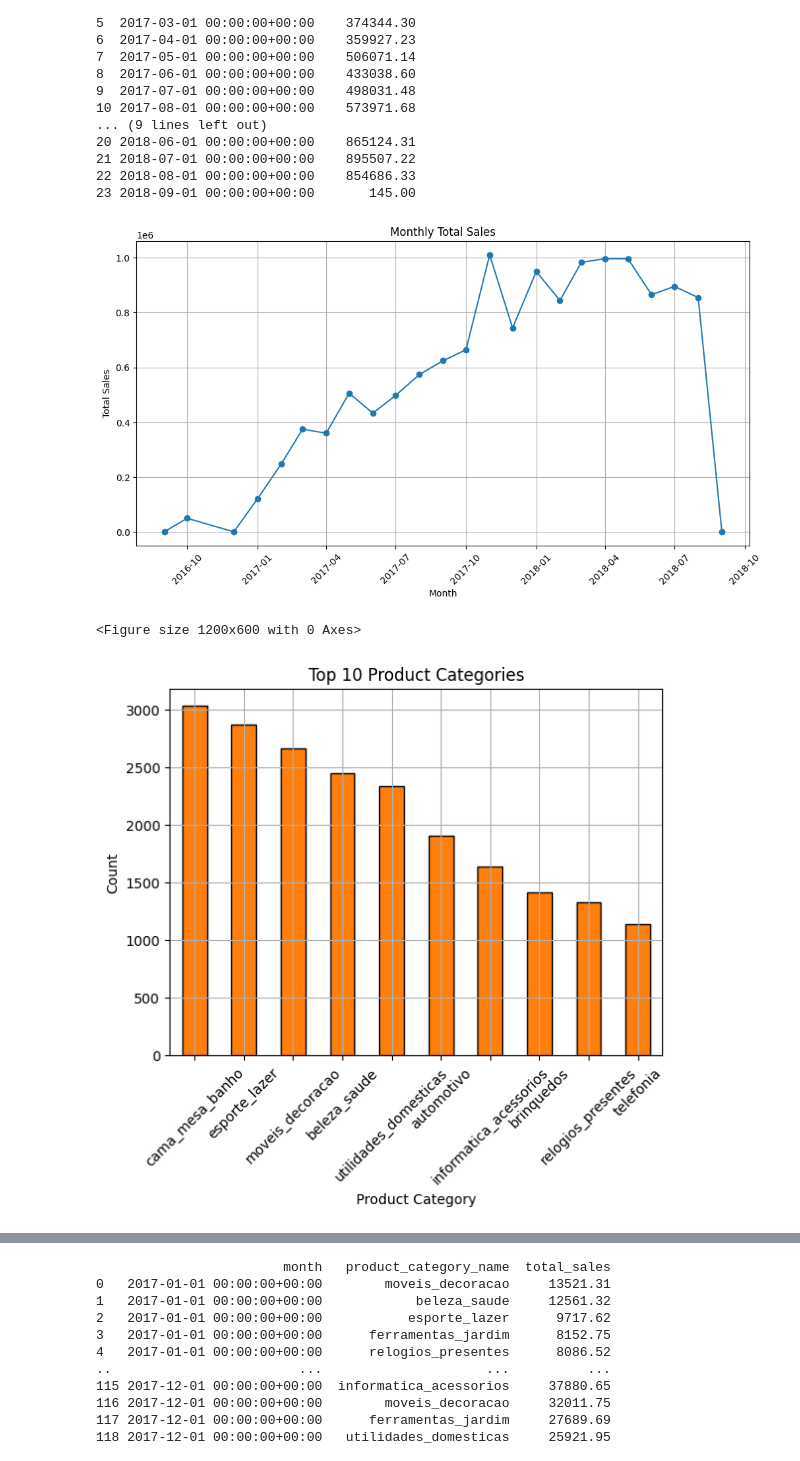
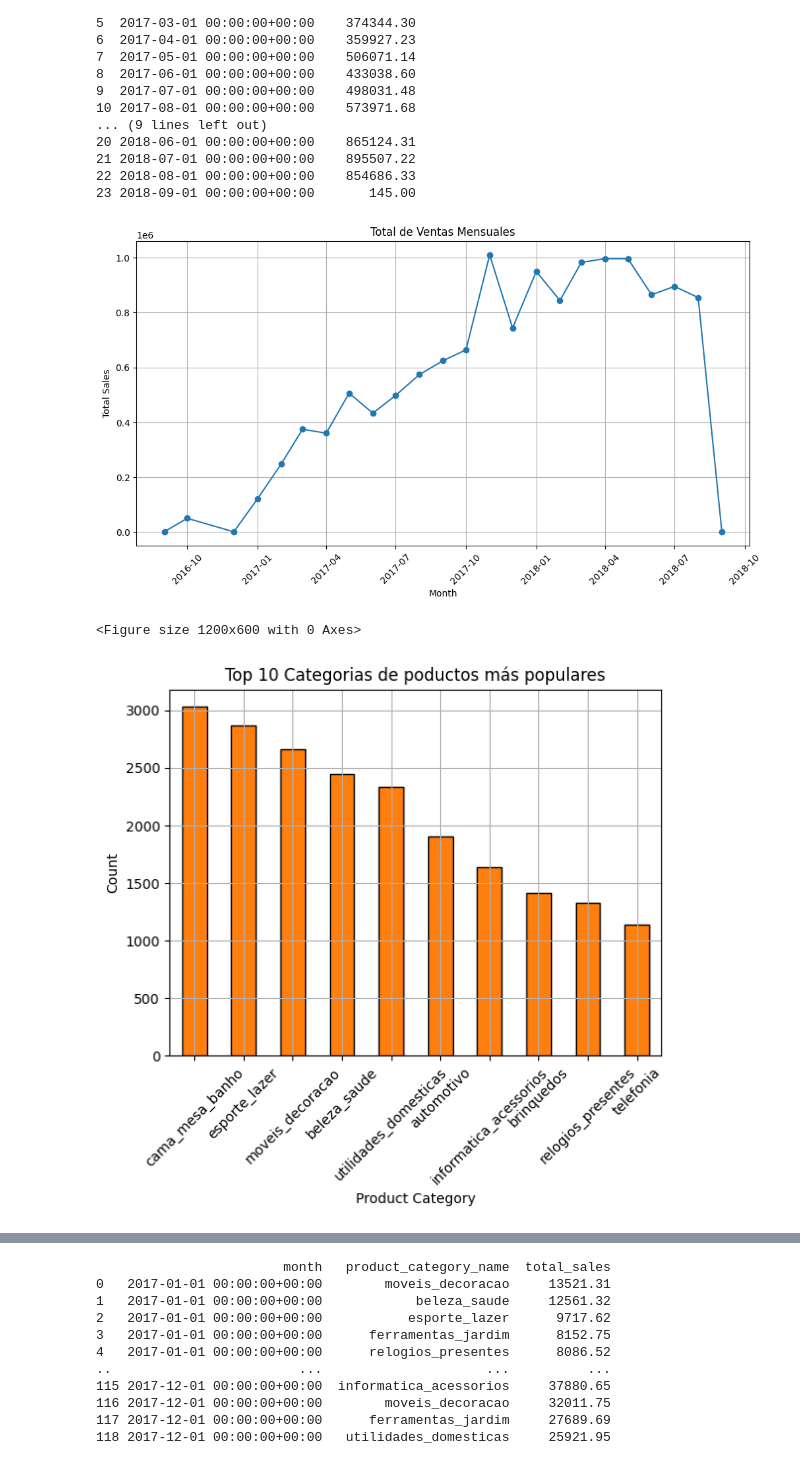
Before and after one commit to Many871027/BigQuery-Python-Machine-Learning-Unlocking-E-commerce-Value, a Jupyter notebook: Epractico16Manuel.ipynb, the cells around one changed output, grey strips where cells are left out. Cells and saved outputs as stored; diff of their text form; code cells hidden in the pictures.

```diff
--- a/Epractico16Manuel.ipynb
+++ b/Epractico16Manuel.ipynb
@@ -147,14 +151,14 @@ plt.plot(monthly_sales['month'], monthly_sales['total_sales'], marker='o')
 
 plt.xlabel('Month')
 plt.ylabel('Total Sales')
-plt.title('Monthly Total Sales')
+plt.title('Total de Ventas Mensuales')
 
 plt.xticks(rotation=45)
 
 plt.grid(True)
 plt.show()
 # %% [output]
-[figure, old version]
+[figure, new version]
 # %%
 # consulta para obtener las 10 categorías de productos más populares
 query_top_categories = """
@@ -174,19 +180,19 @@ top_categories_df = client.query(query_top_categories).to_dataframe()
 # %%
 
 plt.figure(figsize=(12, 6))
 colors = plt.cm.tab10.colors
 top_categories_df.plot(kind='bar', x='product_category_name', y='count', color=colors[1], edgecolor='black', legend=False)
 
 plt.xlabel('Product Category')
 plt.ylabel('Count')
-plt.title('Top 10 Product Categories')
+plt.title('Top 10 Categorias de poductos más populares')
 
 plt.xticks(rotation=45)
 
 plt.grid(True)
 plt.show()
 # %% [output]
 <Figure size 1200x600 with 0 Axes>
-[figure, old version]
+[figure, new version]
 # %%
 # consulta para obtener las ventas totales por tipo de pago
```
Also changed, not shown: parts of 12 cells of this notebook.
